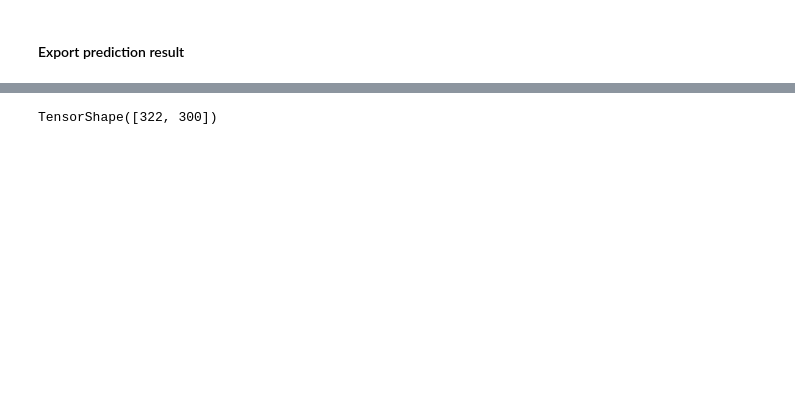
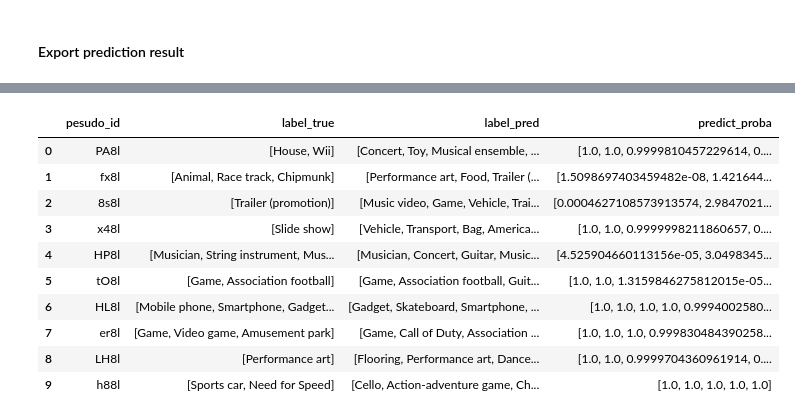
Before and after one commit to erikanfox/YouTube-8m-Classification, a Jupyter notebook: video_logistic.ipynb, the cells around one changed output, grey strips where cells are left out. Drawn from its saved outputs; the diff is of its cells as text; code cells hidden in the pictures; blank space fills up the shorter version.

```diff
--- a/video_logistic.ipynb
+++ b/video_logistic.ipynb
@@ -132,5 +167,15 @@ pred_df.head(10)
 # %%
-pred_df_name = make_top_n_pred_df(feat_puesdoid_test,y_predproba_test,feat_labels_test,top_n_pred =5,get_names=True)
+pred_df_name = make_top_n_pred_df(feat_pseudoid_test,y_predproba_test,feat_labels_test,top_n_pred =5,get_names=True)
 pred_df_name.head(10)
 # %% [output]
-TensorShape([322, 300])
+|  | pesudo_id | label_true | label_pred | predict_proba |
+| 0 | PA8l | [House, Wii] | [Concert, Toy, Musical ensemble, ... | [1.0, 1.0, 0.9999810457229614, 0.... |
+| 1 | fx8l | [Animal, Race track, Chipmunk] | [Performance art, Food, Trailer (... | [1.5098697403459482e-08, 1.421644... |
+| 2 | 8s8l | [Trailer (promotion)] | [Music video, Game, Vehicle, Trai... | [0.0004627108573913574, 2.9847021... |
+| 3 | x48l | [Slide show] | [Vehicle, Transport, Bag, America... | [1.0, 1.0, 0.9999998211860657, 0.... |
+| 4 | HP8l | [Musician, String instrument, Mus... | [Musician, Concert, Guitar, Music... | [4.525904660113156e-05, 3.0498345... |
+| 5 | tO8l | [Game, Association football] | [Game, Association football, Guit... | [1.0, 1.0, 1.3159846275812015e-05... |
+| 6 | HL8l | [Mobile phone, Smartphone, Gadget... | [Gadget, Skateboard, Smartphone, ... | [1.0, 1.0, 1.0, 1.0, 0.9994002580... |
+| 7 | er8l | [Game, Video game, Amusement park] | [Game, Call of Duty, Association ... | [1.0, 1.0, 1.0, 0.999830484390258... |
+| 8 | LH8l | [Performance art] | [Flooring, Performance art, Dance... | [1.0, 1.0, 0.9999704360961914, 0.... |
+| 9 | h88l | [Sports car, Need for Speed] | [Cello, Action-adventure game, Ch... | [1.0, 1.0, 1.0, 1.0, 1.0] |
```
Also changed, not shown: parts of 5 cells of this notebook.
